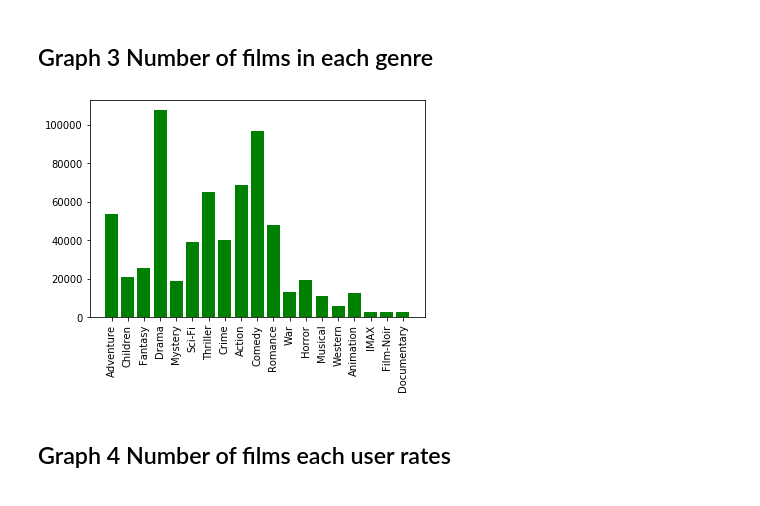
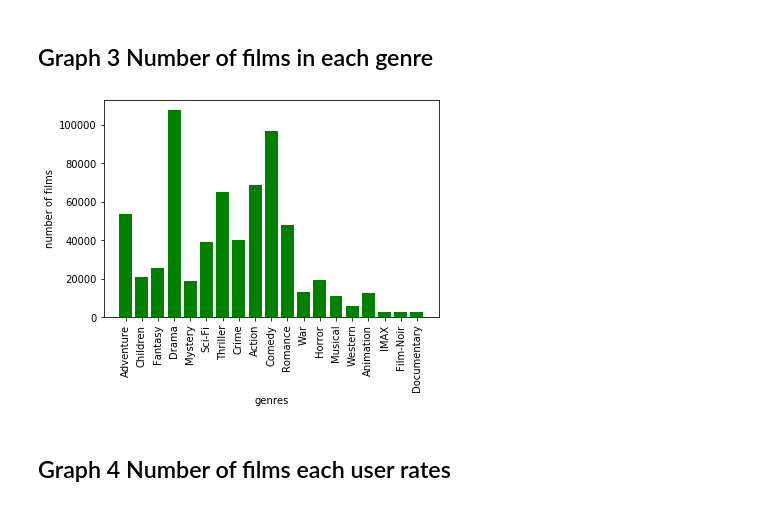
Before and after one commit to strkillr16/COGS108Final, a Jupyter notebook: Final Project Notebook.ipynb, the cells around one changed output. Drawn from its saved outputs; the diff is of its cells as text; code cells hidden in the pictures.

```diff
--- a/Final Project Notebook.ipynb
+++ b/Final Project Notebook.ipynb
@@ -199,6 +194,0 @@ for key,value in score_dict.items():
-# %%
-genres = []
-scores = []
-for key, value in average_dict.items():
-    genres.append(key)
-    scores.append(value)
@@ -216,10 +209,13 @@ for index, row in train.iterrows():
     for gen in genres:
         count[gen] += 1
 # %%
-fig = plt.bar(count.keys(), count.values(),color='g')
-fig = plt.xticks(rotation=90)
+plt.bar(count.keys(), count.values(),color='g')
+plt.xticks(rotation=90)
+plt.xlabel('genres')
+plt.ylabel('number of films')
+fig = plt.gcf()
 # %% [output]
-[figure, old version]
+[figure, new version]
 # %% [markdown]
 ## Graph 4 Number of films each user rates
 # %%
```
Also changed, not shown: parts of 18 cells of this notebook, 1 other file.
